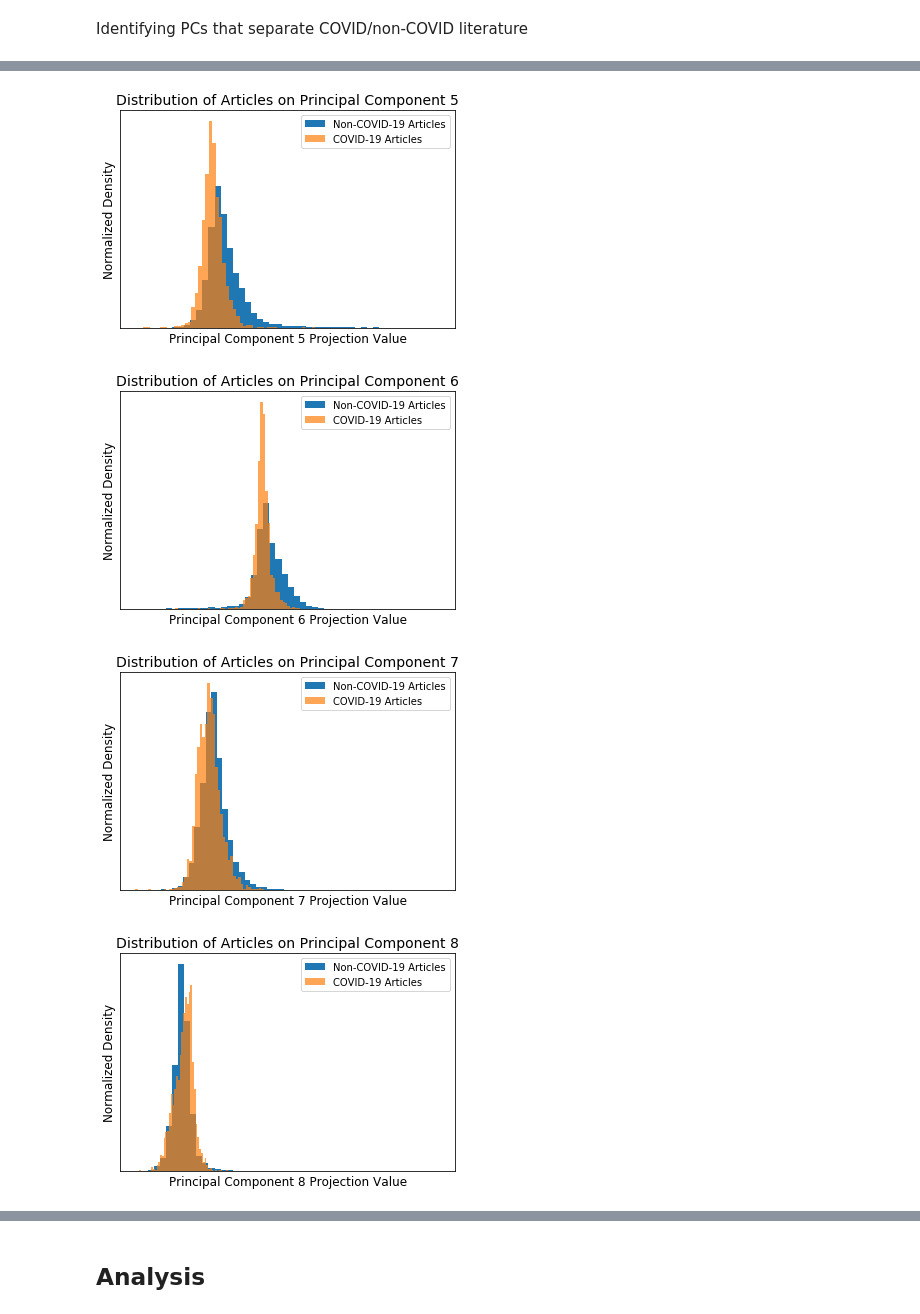
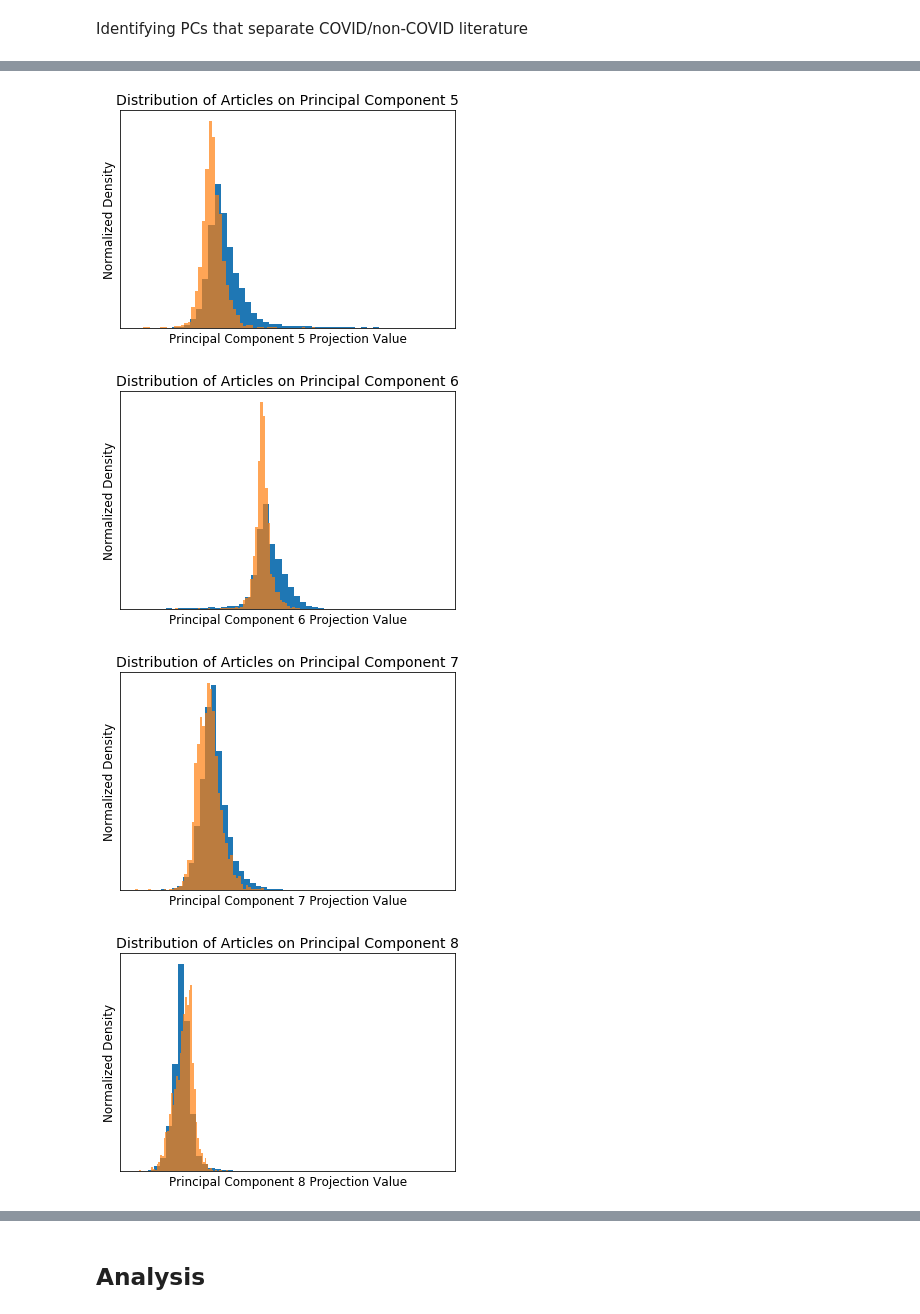
Before and after one commit to COVID19-DVRN/8-AI-Mapping-of-Relevant-Coronavirus-Literature, a Jupyter notebook: analysis/AbstractAnalytics-subsetted.ipynb, the cells around one changed output, grey strips where cells are left out. Saved outputs shown, nothing was run; the diff lists cells and outputs as text; code cells hidden in the pictures.

```diff
--- a/analysis/AbstractAnalytics-subsetted.ipynb
+++ b/analysis/AbstractAnalytics-subsetted.ipynb
@@ -39,9 +40,9 @@ print('There are ' + str(count) + ' articles mentioning COVID.')
 # %% [output]
 There are 2000 articles mentioning COVID.
 # %%
-covid_article_indexes = np.argwhere(metadata['abstract'].str.contains('COVID|2019-nCoV|SARS-CoV-2')).T[0]
-mers_article_indexes = np.argwhere(metadata['abstract'].str.contains('MER|middle east| Middle East')).T[0]
-sars_article_indexes = np.argwhere(metadata['abstract'].str.contains('SARS')).T[0]
+covid_article_indexes = np.argwhere(np.array(metadata['abstract'].str.contains('COVID|2019-nCoV|SARS-CoV-2'))).T[0]
+mers_article_indexes = np.argwhere(np.array(metadata['abstract'].str.contains('MER|middle east| Middle East'))).T[0]
+sars_article_indexes = np.argwhere(np.array(metadata['abstract'].str.contains('SARS'))).T[0]
 # %% [markdown]
 # Traditional ML
 # %% [markdown]
@@ -94,11 +95,15 @@ dictionary, bow_corpus, tfidf, corpus_tfidf, tfidf_sparse = (preprocessor.dictio
 # %%
 tfidf_sparse_norm = normalize(tfidf_sparse, norm='l1', axis=1)
 # %%
-truncatedsvd = TruncatedSVD(n_components = 30, algorithm = 'randomized', random_state = 20)
+truncatedsvd = TruncatedSVD(n_components = 100, algorithm = 'randomized', random_state = 20)
+pca = PCA(n_components = 100, svd_solver = 'randomized', random_state = 20)
 
 transformed = truncatedsvd.fit_transform(tfidf_sparse_norm)
+# transformed = truncatedsvd.fit_transform(tfidf_sparse)
+
 
 plt.title('Explained Variance Ratio')
 plt.plot(np.cumsum(truncatedsvd.explained_variance_ratio_)[0:30])
 plt.ylim(0, 1.01)
+print(truncatedsvd.explained_variance_ratio_)
 # %% [output]
@@ -181,7 +202,17 @@ plt.show()
 Identifying PCs that separate COVID/non-COVID literature
 # %%
 n_bins = 50
+
+panel_set = [
+    [0.05, 0.95, 'A'],
+    [0.925, 0.95, 'B'],
+    [0.05, 0.1, 'C'],
+    [0.925, 0.1, 'D']
+]
+
+
 for c in range(10):
+    fig, ax = plt.subplots()
     _, _, _ = plt.hist(transformed[np.setdiff1d(list(range(len(transformed))), covid_article_indexes), c]
              , density=True, alpha=1., bins=50, label='Non-COVID-19 Articles')
     _, _, _ = plt.hist(transformed[covid_article_indexes, c], density=True,
@@ -190,6 +221,12 @@ for c in range(10):
     plt.xticks([]); plt.yticks([])
     plt.ylabel('Normalized Density', size=12)
     plt.xlabel('Principal Component ' + str(c + 1) + ' Projection Value', size=12)
-    plt.legend()
+
+    if c < 3: # label & save only first few figs
+        plt.text(panel_set[c][0], panel_set[c][1], panel_set[c][2],
+                 transform=ax.transAxes, fontsize=16, fontweight='bold', va='top')
+        if c == 0:
+            plt.legend()
+        plt.savefig('Paper/Figures/1' + panel_set[c][2] + '.png', dpi=300)
     plt.show()
 # %% [output]
@@ -200,4 +237,4 @@ for c in range(10):
-[figure, old version]
+[figure, new version]
-[figure, old version]
+[figure, new version]
-[figure, old version]
+[figure, new version]
-[figure, old version]
+[figure, new version]
```
Also changed, not shown: parts of 6 cells of this notebook, 1 other file.
